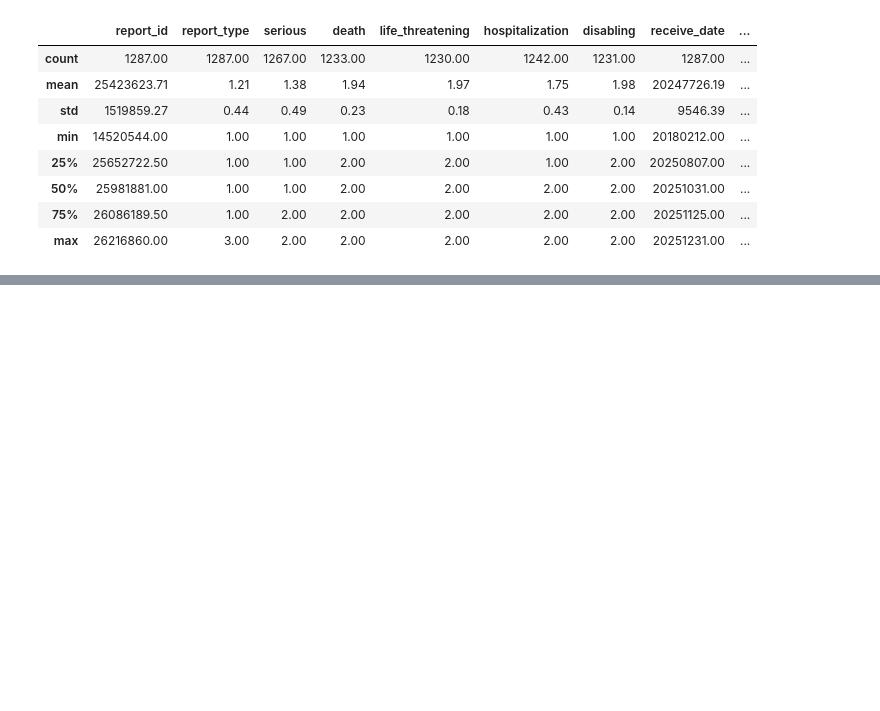
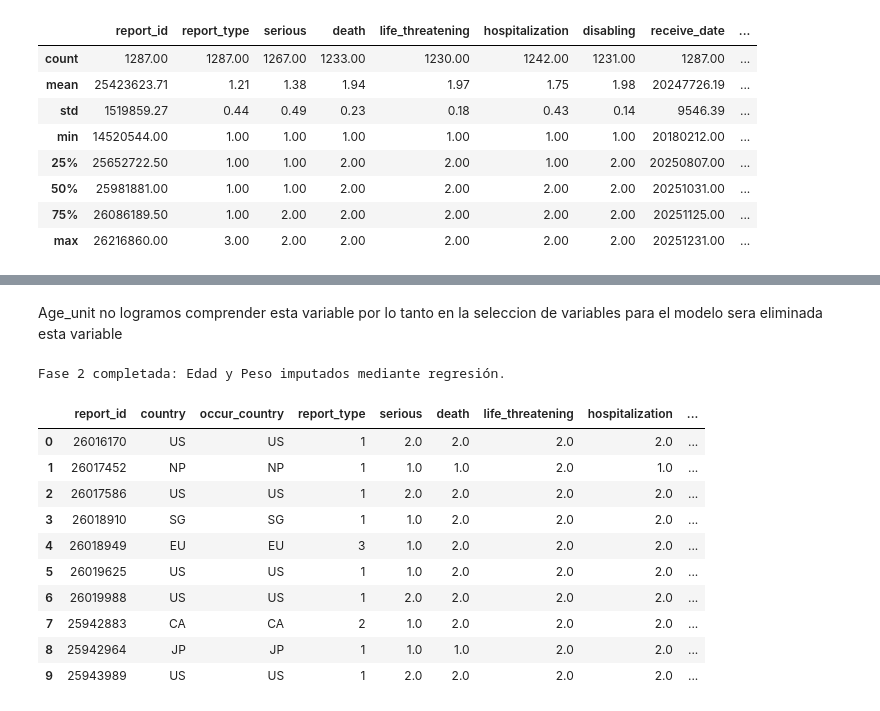
Before and after one commit to Ruhtenio/Mineria_Datos002D, a Jupyter notebook: Eventos_adversos_FDA.ipynb, the cells around one changed output, grey strips where cells are left out. Saved outputs shown, nothing was run; the diff lists cells and outputs as text; code cells hidden in the pictures; blank space fills up the shorter version.

```diff
--- a/Eventos adversos FDA.ipynb
+++ b/Eventos_adversos_FDA.ipynb
@@ -197,0 +211,4 @@ Debido a que la mayoria de nulos se centralizan en las variables numericas estos
+# %%
+# Creamos df2 como una copia profunda para no afectar el dataset original
+df2 = df.copy()
+print("Copia df2 creada. Listos para iniciar la limpieza.")
@@ -197,0 +242,35 @@ Debido a que la mayoria de nulos se centralizan en las variables numericas estos
+# %% [markdown]
+Age_unit no logramos comprender esta variable por lo tanto en la seleccion de variables para el modelo sera eliminada esta variable
+# %%
+# Seleccionamos las columnas numéricas que servirán de base para la predicción
+# Incluimos las que acabamos de limpiar para que ayuden al modelo
+cols_modelo = ['age', 'weight', 'gender', 'serious', 'hospitalization', 'death']
+
+# IterativeImputer usa regresión por defecto
+imputer = IterativeImputer(random_state=42, max_iter=10)
+
+# Aplicamos la transformación solo a las columnas de interés
+df2[cols_modelo] = imputer.fit_transform(df2[cols_modelo])
+
+print("Fase 2 completada: Edad y Peso imputados mediante regresión.")
+# %% [output]
+Fase 2 completada: Edad y Peso imputados mediante regresión.
+# %%
+#Redondeamos los valores para no tener numeros inconclusos en edad y
+#no tener muchos decimales en los pesos
+
+df2['weight'] = df2['weight'].round(2)
+df2['age'] = df2['age'].round(0)
+df2.head(10)
+# %% [output]
+|  | report_id | country | occur_country | report_type | serious | death | life_threatening | hospitalization | ... |
+| 0 | 26016170 | US | US | 1 | 2.0 | 2.0 | 2.0 | 2.0 | ... |
+| 1 | 26017452 | NP | NP | 1 | 1.0 | 1.0 | 2.0 | 1.0 | ... |
+| 2 | 26017586 | US | US | 1 | 2.0 | 2.0 | 2.0 | 2.0 | ... |
+| 3 | 26018910 | SG | SG | 1 | 1.0 | 2.0 | 2.0 | 2.0 | ... |
+| 4 | 26018949 | EU | EU | 3 | 1.0 | 2.0 | 2.0 | 2.0 | ... |
+| 5 | 26019625 | US | US | 1 | 1.0 | 2.0 | 2.0 | 2.0 | ... |
+| 6 | 26019988 | US | US | 1 | 2.0 | 2.0 | 2.0 | 2.0 | ... |
+| 7 | 25942883 | CA | CA | 2 | 1.0 | 2.0 | 2.0 | 2.0 | ... |
+| 8 | 25942964 | JP | JP | 1 | 1.0 | 1.0 | 2.0 | 2.0 | ... |
+| 9 | 25943989 | US | US | 1 | 2.0 | 2.0 | 2.0 | 2.0 | ... |
```
Also changed, not shown: parts of 16 cells of this notebook.
